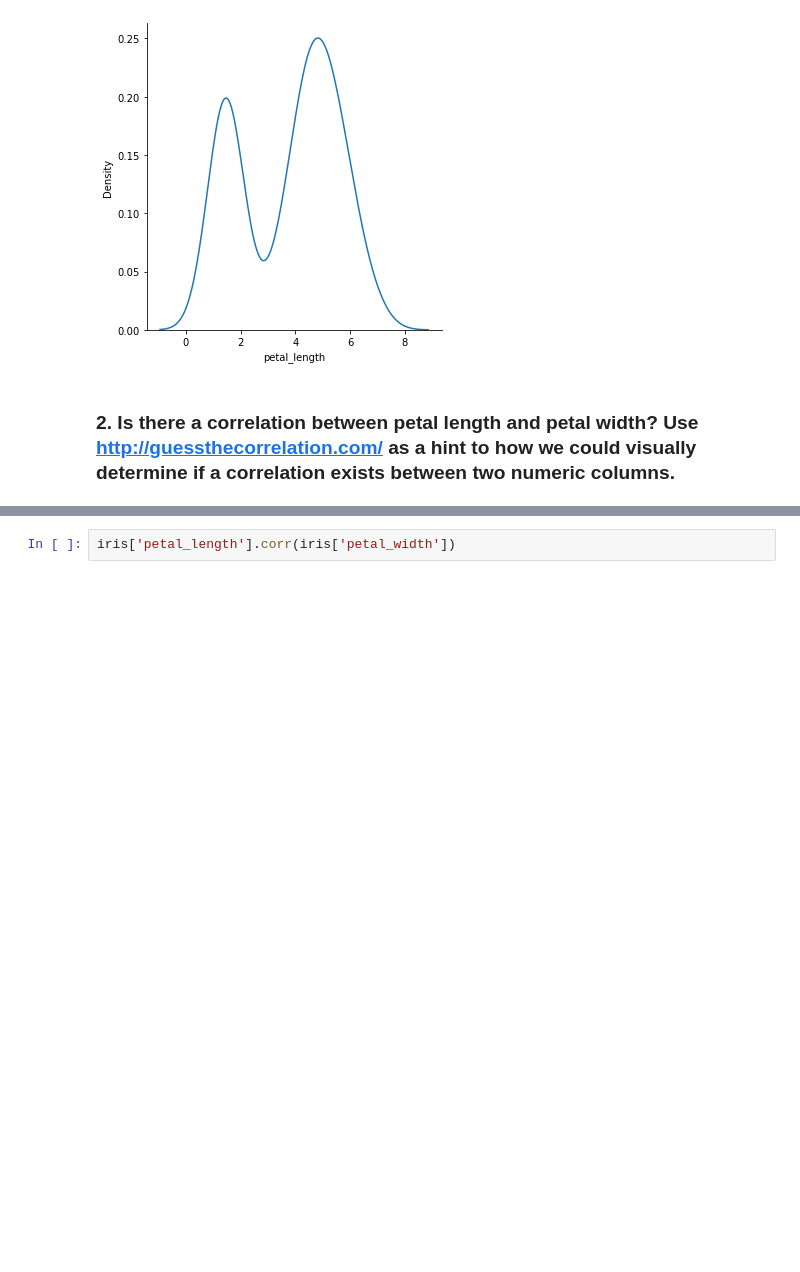
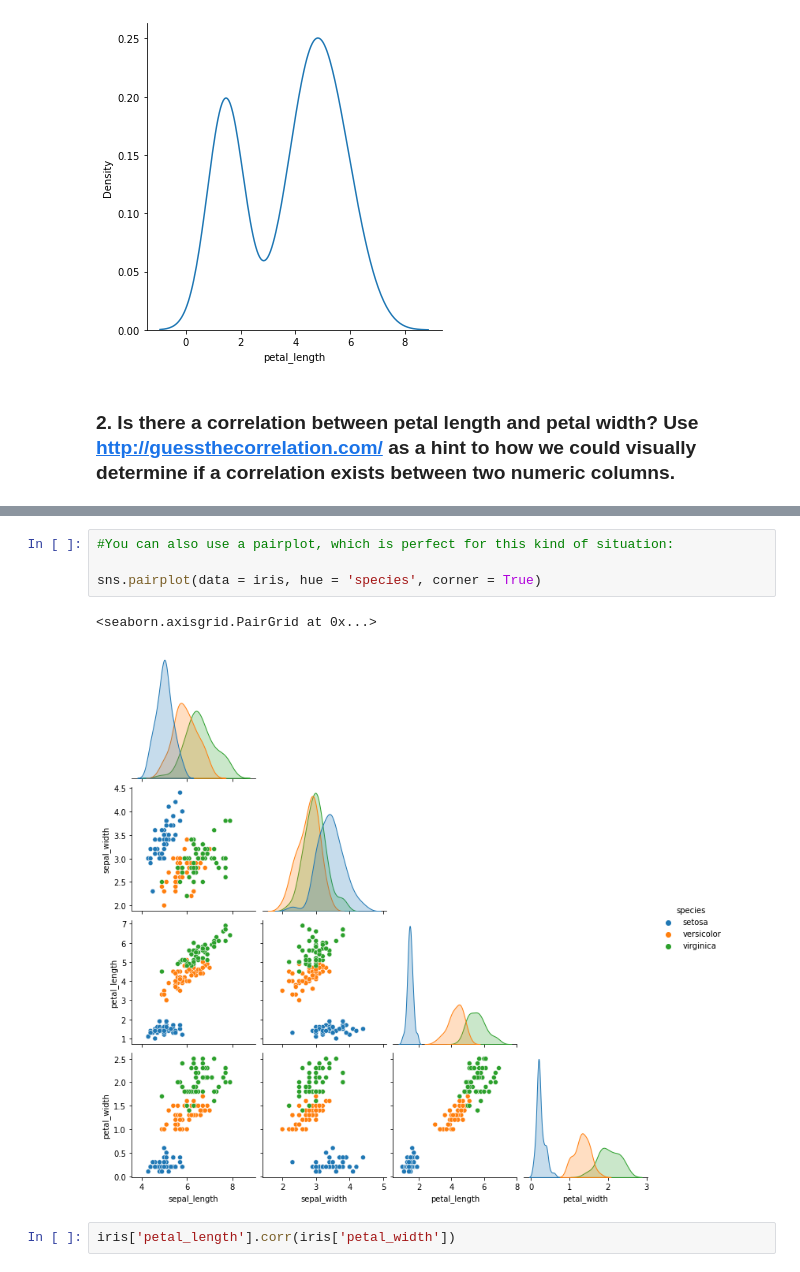
Before and after one commit to greg-maggard/numpy_pandas_visualization_exercises, a Jupyter notebook: seaborn_exercises.ipynb, the cells around one changed output, grey strips where cells are left out. Saved outputs shown, nothing was run; the diff lists cells and outputs as text; blank space fills up the shorter version.

Commit message:
Worked through the seaborn exercises as a class. I need to go back and review.

```diff
--- a/seaborn_exercises.ipynb
+++ b/seaborn_exercises.ipynb
@@ -60,3 +65,10 @@ sns.relplot(data = iris, x = 'petal_length', y = 'petal_width', kind = 'scatter'
+# %%
+#You can also use a pairplot, which is perfect for this kind of situation:
+
+sns.pairplot(data = iris, hue = 'species', corner = True)
+# %% [output]
+<seaborn.axisgrid.PairGrid at 0x...>
+[figure, added]
 # %%
 iris['petal_length'].corr(iris['petal_width'])
 # %% [output]
```
Also changed, not shown: parts of 17 cells of this notebook.
